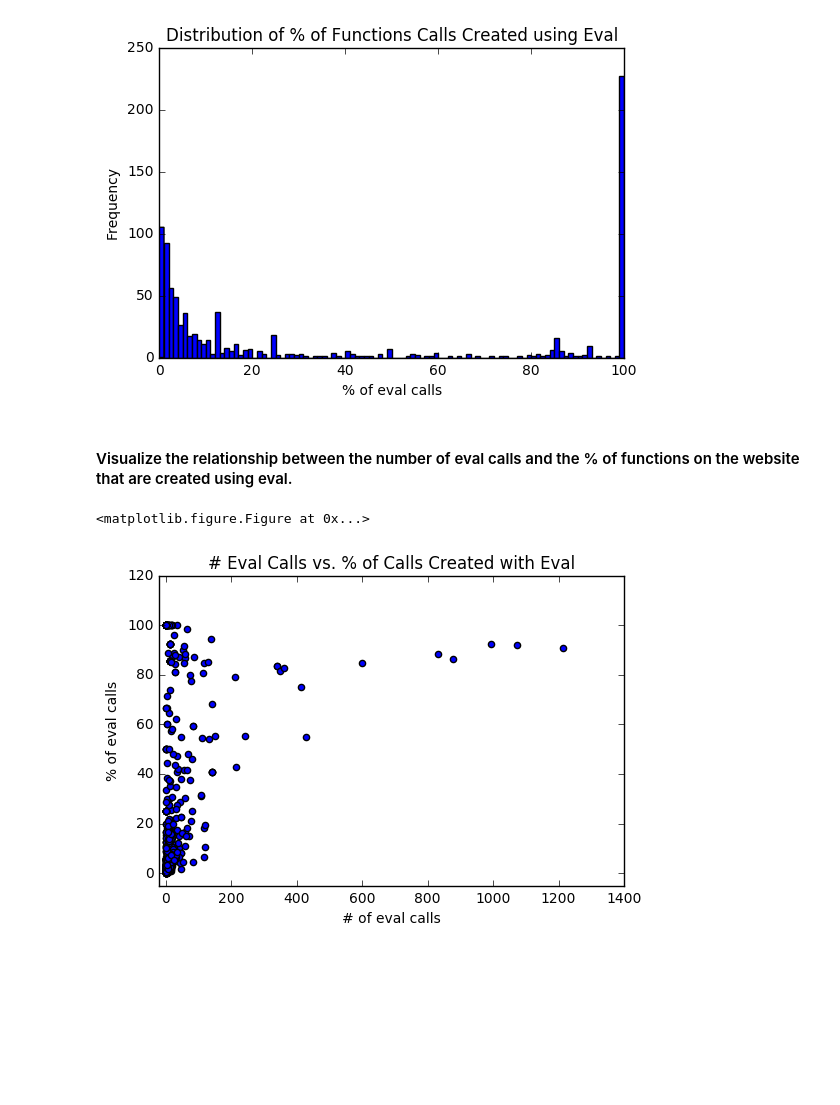
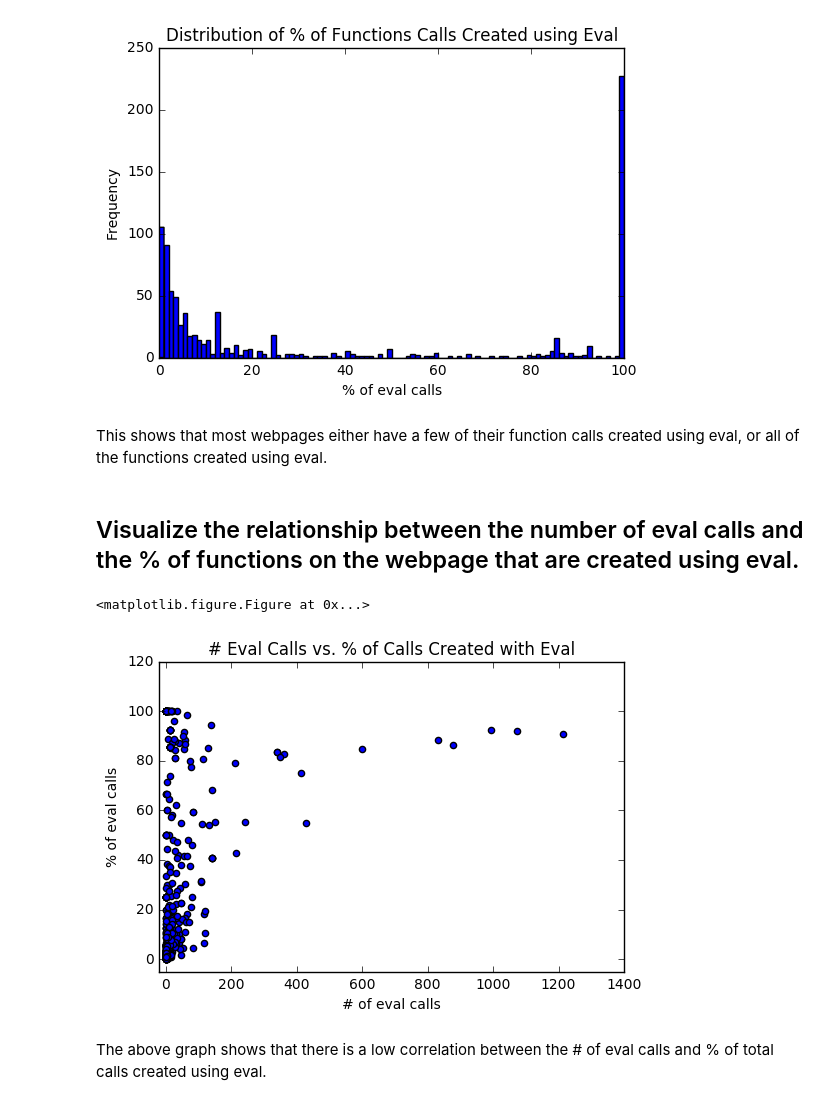
Before and after one commit to mozilla/UCOSP-winter-2018_TrackingTechnologies, a Jupyter notebook: analyses/eval_analysis.ipynb, the cells around one changed output. Drawn from its saved outputs; the diff is of its cells as text; code cells hidden in the pictures; blank space fills up the shorter version.

```diff
--- a/analyses/eval_analysis.ipynb
+++ b/analyses/eval_analysis.ipynb
@@ -189,0 +103,29 @@ plt.close()
+# %%
+def process_results(data_frame):
+    """Processes the data retrieved from S3. Returns a JSON object with webpage urls
+    as keys and the processed results as values.
+    data_frame -- A Pandas DataFrame that contains S3 JSON data from multiple webpages.
+    """
+    result = {}
+    for index, row in data_frame.iterrows():
+        # get the url of the webpage that was being crawled and use thafat as a unique key.
+        key = row['location']
+
+        if key not in result:
+            result[key] = {
+                "domain entity": get_top_level_domain_entity(key),
+                "count": 0,
+                "total_func_calls": 0,
+                "script_urls": {}
+            }
+
+        if row['script_loc_eval'] != "":
+            result[key]["count"] += 1
+
+            script_url = row['script_url']
+            result[key]["script_urls"][script_url] = result[key]["script_urls"].get(script_url, 1) + 1
+        result[key]["total_func_calls"] += 1
+
+    return result
+# %%
+result = process_results(data)
@@ -189,0 +190,2 @@ plt.close()
+# %%
+analysis = EvalAnalyzer(result)
@@ -217,20 +567,24 @@ plt.show()
 plt.close()
 # %% [output]
 [figure]
+# %% [markdown]
+This shows that most webpages either have a few of their function calls created using eval, or all of the functions created using eval.
 # %% [markdown]
-#### Visualize the relationship between the number of eval calls and the % of functions on the website that are created using eval.
+## Visualize the relationship between the number of eval calls and the % of functions on the webpage that are created using eval.
 # %%
 plt.figure()
 
-fig = eval_usage.plot.scatter(x='# of eval calls', y='% of eval calls');
+fig = analysis.eval_usage.plot.scatter(x='# of eval calls', y='% of eval calls');
 
 plt.title("# Eval Calls vs. % of Calls Created with Eval")
 # set the x and y bounds so that they are slightly less than 1 so that the dots can be seen better.
 fig.set_xlim(-20)
 fig.set_ylim(-5)
 
 plt.show()
 plt.close()
 # %% [output]
 <matplotlib.figure.Figure at 0x...>
-[figure, old version]
+[figure, new version]
+# %% [markdown]
+The above graph shows that there is a low correlation between the # of eval calls and % of total calls created using eval.
```
Also changed, not shown: parts of 70 cells of this notebook, 11 other files.
